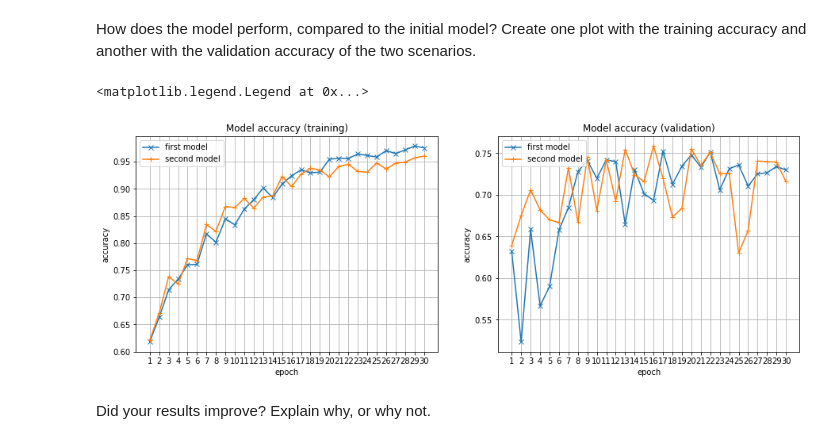
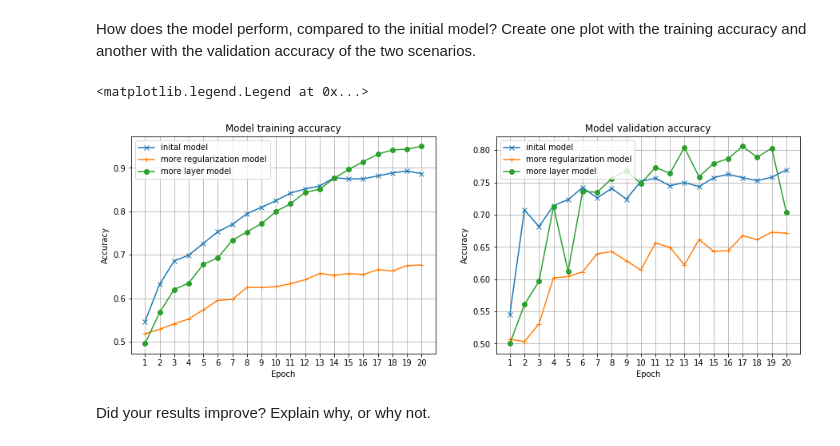
Before and after one commit to yuxuanx/deep-machine-learning, a Jupyter notebook: Home Assignments/HA1/HA1.ipynb, the cells around one changed output. Drawn from its saved outputs; the diff is of its cells as text; code cells hidden in the pictures.

```diff
--- a/Home Assignments/HA1/HA1.ipynb
+++ b/Home Assignments/HA1/HA1.ipynb
@@ -124,8 +128,11 @@ vad_size_percent = 0.2
 Fill in the dataset paths (to be used later by your data generators):
 # %%
 # YOUR CODE HERE
-train_data_path = 'small_train'
-vad_data_path = 'small_val'
+small_train_path  = "./small_train"
+small_val_path = "./small_val"
+full_train_path  = "./train"
+full_val_path = "./val"
+test_path = "./test/"
 # %% [markdown]
 ---
 Once you have the expected folder structure, create two data generators for automatically generating batches from the images in your smaller subset of data. Don't use any [data augmentation](https://cartesianfaith.com/2016/10/06/what-you-need-to-know-about-data-augmentation-for-machine-learning/), but feel free to preprocess the data as you see fit. After instantiating them, run the `flow_from_directory` method with the desired arguments.
@@ -204,12 +227,10 @@ Tips:
 - You don't have to set the argument `steps_per_epoch` to the number of batches in an epoch. Instead, you can choose a lower number to obtain more frequent prints about the current loss and accuracy of your model (but then have in mind that you're not actually training for the number of epochs you specify in `epochs`).
 # %%
 # YOUR CODE HERE
-history = model.fit_generator(
+history=model.fit_generator(
         train_generator,
-        steps_per_epoch=1750 // batch_size,
-        epochs=30,
+        steps_per_epoch=3500 // BATCH_SIZE,
+        epochs=NUM_EPOCHS,
         validation_data=validation_generator,
-        validation_steps=750 // batch_size,
-        workers=multiprocessing.cpu_count(),
-        use_multiprocessing=1,)
+        validation_steps=1500 // BATCH_SIZE)
 # %% [output]
@@ -338,30 +438,31 @@ Epoch 30/30
 How does the model perform, compared to the initial model? Create one plot with the training accuracy and another with the validation accuracy of the two scenarios.
 # %%
 # YOUR CODE HERE
-
 fig, axes = plt.subplots(nrows=1, ncols=2, figsize=(15, 5))
 
 # summarize history for accuracy
-axes[0].plot(range(1,31), history.history['acc'], '-x')
-axes[0].plot(range(1,31), history2.history['acc'], '-+')
-axes[0].set_title('Model accuracy (training)')
-axes[0].set_ylabel('accuracy')
-axes[0].set_xlabel('epoch')
-axes[0].set_xticks(range(1,31))
+axes[0].plot(range(1,NUM_EPOCHS+1), history.history['acc'], '-x')
+axes[0].plot(range(1,NUM_EPOCHS+1), more_regularization_history.history['acc'], '-+')
+axes[0].plot(range(1,NUM_EPOCHS+1), more_layers_history.history['acc'], '-o')
+axes[0].set_title('Model training accuracy')
+axes[0].set_ylabel('Accuracy')
+axes[0].set_xlabel('Epoch')
+axes[0].set_xticks(range(1,NUM_EPOCHS+1))
 axes[0].grid(linestyle='-')
-axes[0].legend(['first model', 'second model'], loc='upper left')
+axes[0].legend(['inital model', 'more regularization model', 'more layer model'], loc='upper left')
 
 # summarize history for loss
-axes[1].plot(range(1,31), history.history['val_acc'], '-x')
-axes[1].plot(range(1,31), history2.history['val_acc'], '-+')
-axes[1].set_title('Model accuracy (validation)')
-axes[1].set_ylabel('accuracy')
-axes[1].set_xlabel('epoch')
-axes[1].set_xticks(range(1,31))
+axes[1].plot(range(1,NUM_EPOCHS+1), history.history['val_acc'], '-x')
+axes[1].plot(range(1,NUM_EPOCHS+1), more_regularization_history.history['val_acc'], '-+')
+axes[1].plot(range(1,NUM_EPOCHS+1), more_layers_history.history['val_acc'], '-o')
+axes[1].set_title('Model validation accuracy')
+axes[1].set_ylabel('Accuracy')
+axes[1].set_xlabel('Epoch')
+axes[1].set_xticks(range(1,NUM_EPOCHS+1))
 axes[1].grid(linestyle='-')
-axes[1].legend(['first model', 'second model'], loc='upper left')
+axes[1].legend(['inital model', 'more regularization model', 'more layer model'], loc='upper left')
 # %% [output]
 <matplotlib.legend.Legend at 0x...>
-[figure, old version]
+[figure, new version]
 # %% [markdown]
 Did your results improve? Explain why, or why not.
```
Also changed, not shown: parts of 41 cells of this notebook, 10 other files.
